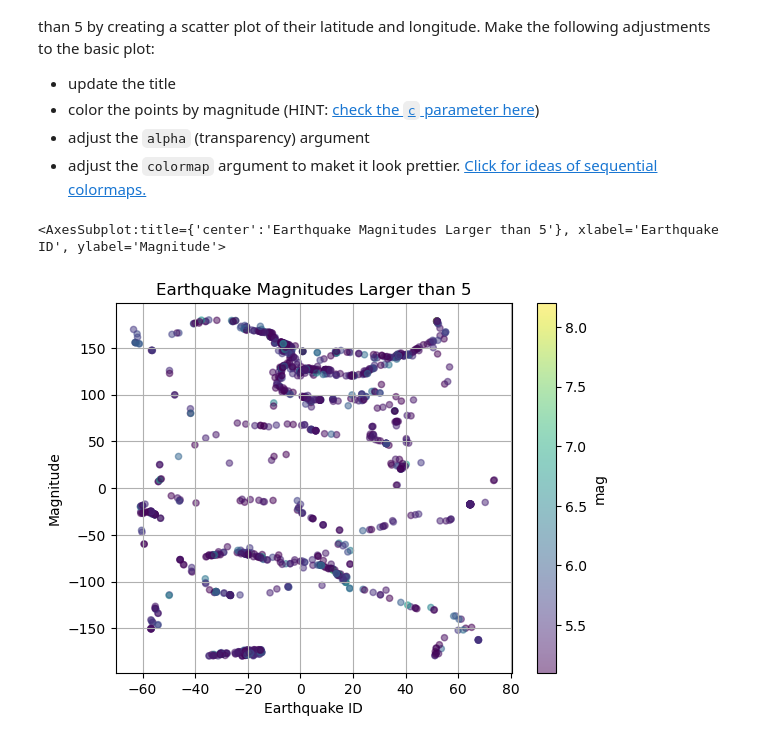
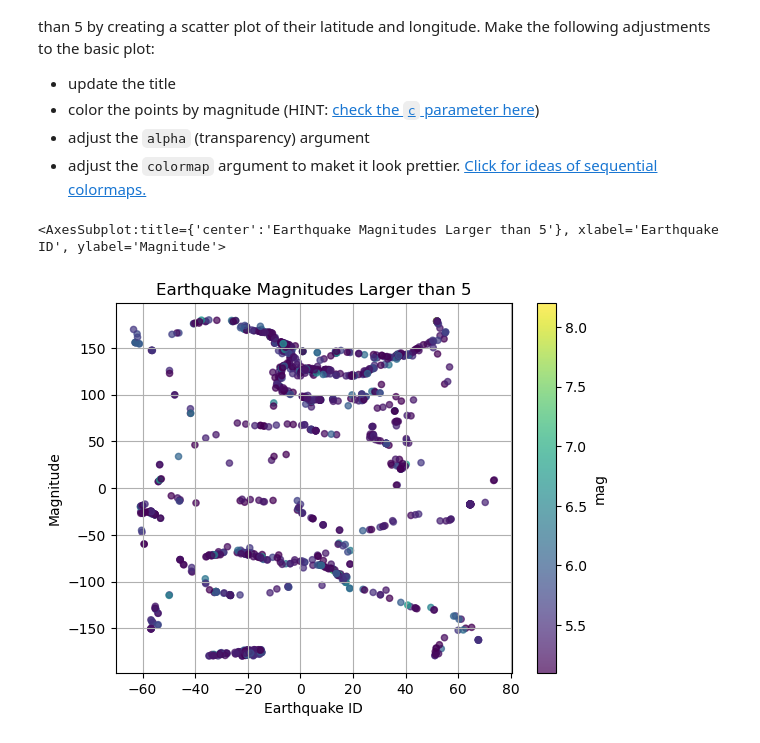
Before and after one commit to evajnewby/eds220-hwk1, a Jupyter notebook: hwk1-task3-earthquakes-Newby.ipynb, the cells around one changed output. Drawn from its saved outputs; the diff is of its cells as text; code cells hidden in the pictures.

```diff
--- a/hwk1-task3-earthquakes-Newby.ipynb
+++ b/hwk1-task3-earthquakes-Newby.ipynb
@@ -272,17 +273,17 @@ Without creating any new variables, visualize the locations of eartquakes with m
 # %%
 # Scatter plot
 eqk[eqk['mag']>5].plot(kind='scatter',
                 x='latitude',
                 y='longitude',
                 title='Earthquake Magnitudes Larger than 5',
                 xlabel='Earthquake ID',
                 ylabel= "Magnitude",
                 grid=True,
-                alpha = 0.5,
+                alpha = 0.7,
                 colormap = "viridis",
                 c = "mag")
 # %% [output]
 <AxesSubplot:title={'center':'Earthquake Magnitudes Larger than 5'}, xlabel='Earthquake ID', ylabel='Magnitude'>
-[figure, old version]
+[figure, new version]
 # %% [markdown]
 <!-- END QUESTION -->
```
Also changed, not shown: parts of 1 cell of this notebook.
